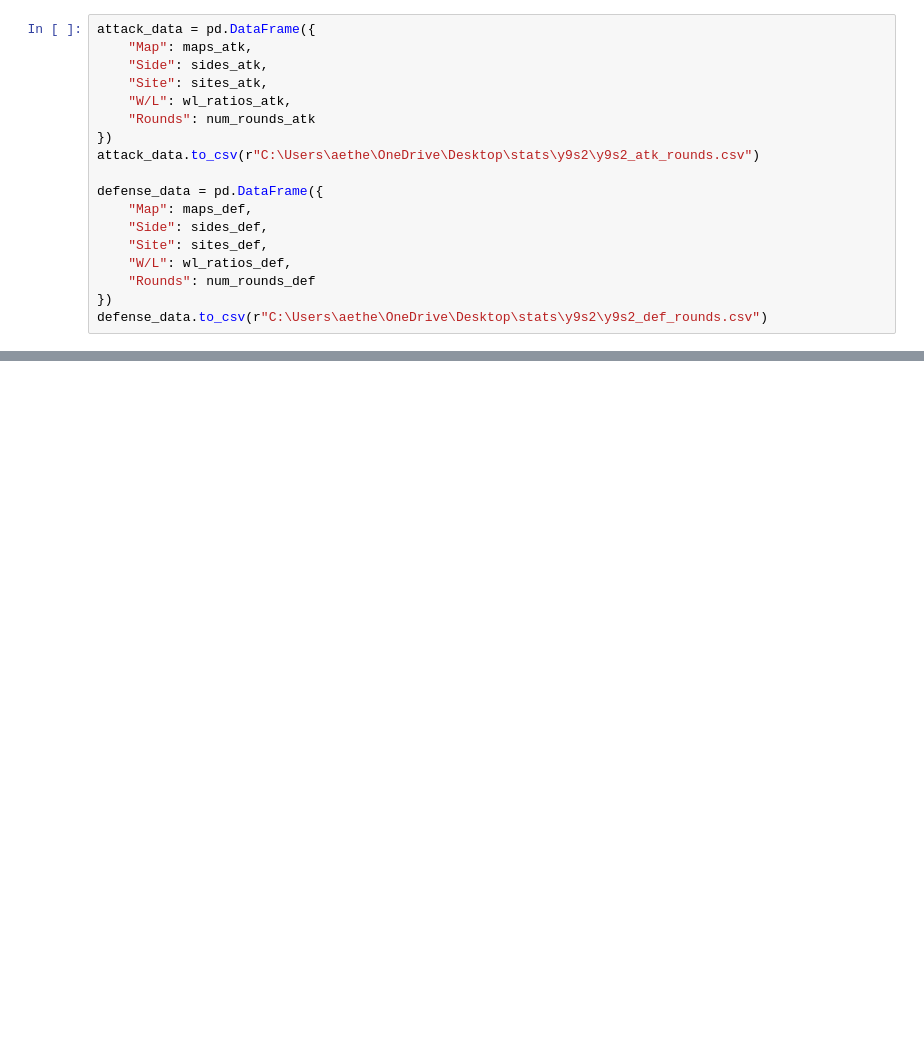
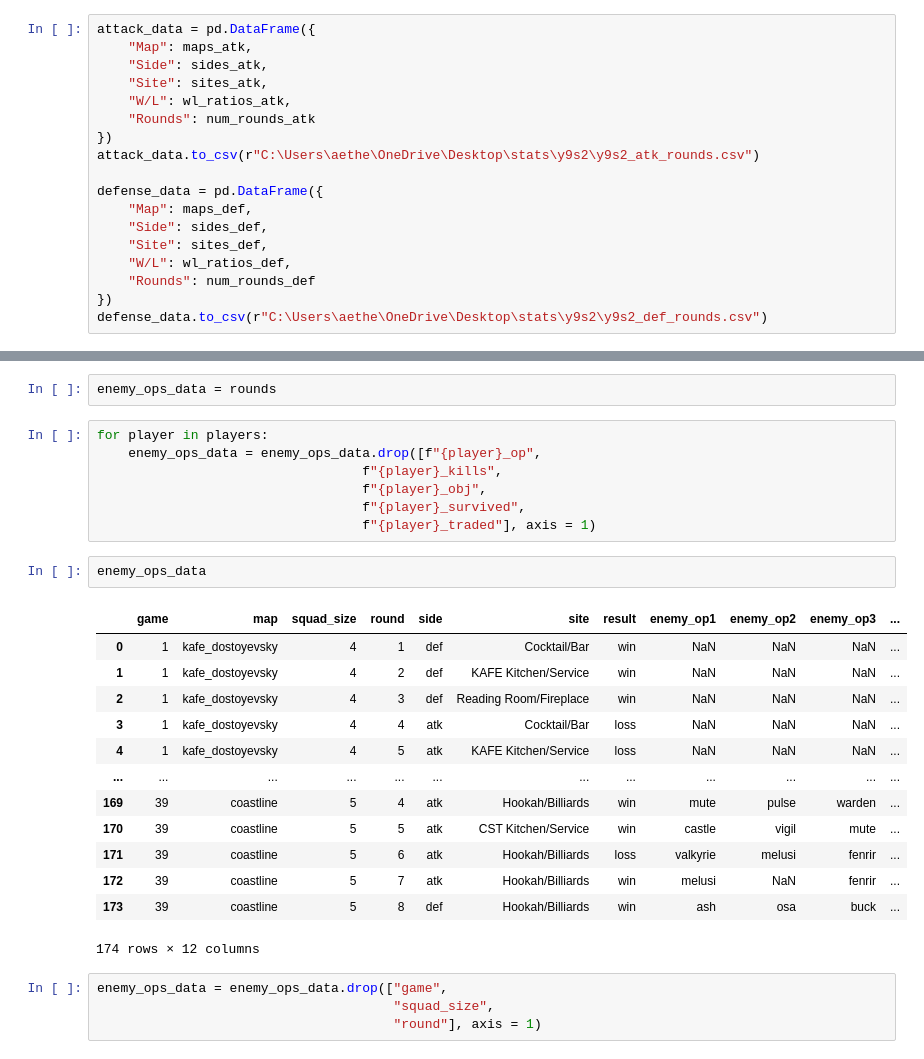
Before and after one commit to jkyle91000/siege-gameplay-analysis, a Jupyter notebook: analysis_with_sqlite.ipynb, the cells around one changed output, grey strips where cells are left out. Cells and saved outputs as stored; diff of their text form; blank space fills up the shorter version.

```diff
--- a/analysis_with_sqlite.ipynb
+++ b/analysis_with_sqlite.ipynb
@@ -659,0 +674,29 @@ defense_data.to_csv(r"C:\Users\aethe\OneDrive\Desktop\stats\y9s2\y9s2_def_rounds
+# %%
+enemy_ops_data = rounds
+# %%
+for player in players:
+    enemy_ops_data = enemy_ops_data.drop([f"{player}_op",
+                                  f"{player}_kills",
+                                  f"{player}_obj",
+                                  f"{player}_survived",
+                                  f"{player}_traded"], axis = 1)
+# %%
+enemy_ops_data
+# %% [output]
+|  | game | map | squad_size | round | side | site | result | enemy_op1 | enemy_op2 | enemy_op3 | ... |
+| 0 | 1 | kafe_dostoyevsky | 4 | 1 | def | Cocktail/Bar | win | NaN | NaN | NaN | ... |
+| 1 | 1 | kafe_dostoyevsky | 4 | 2 | def | KAFE Kitchen/Service | win | NaN | NaN | NaN | ... |
+| 2 | 1 | kafe_dostoyevsky | 4 | 3 | def | Reading Room/Fireplace | win | NaN | NaN | NaN | ... |
+| 3 | 1 | kafe_dostoyevsky | 4 | 4 | atk | Cocktail/Bar | loss | NaN | NaN | NaN | ... |
+| 4 | 1 | kafe_dostoyevsky | 4 | 5 | atk | KAFE Kitchen/Service | loss | NaN | NaN | NaN | ... |
+| ... | ... | ... | ... | ... | ... | ... | ... | ... | ... | ... | ... |
+| 169 | 39 | coastline | 5 | 4 | atk | Hookah/Billiards | win | mute | pulse | warden | ... |
+| 170 | 39 | coastline | 5 | 5 | atk | CST Kitchen/Service | win | castle | vigil | mute | ... |
+| 171 | 39 | coastline | 5 | 6 | atk | Hookah/Billiards | loss | valkyrie | melusi | fenrir | ... |
+| 172 | 39 | coastline | 5 | 7 | atk | Hookah/Billiards | win | melusi | NaN | fenrir | ... |
+| 173 | 39 | coastline | 5 | 8 | def | Hookah/Billiards | win | ash | osa | buck | ... |
+174 rows × 12 columns
+# %%
+enemy_ops_data = enemy_ops_data.drop(["game",
+                                      "squad_size",
+                                      "round"], axis = 1)
```
Also changed, not shown: parts of 31 cells of this notebook.
